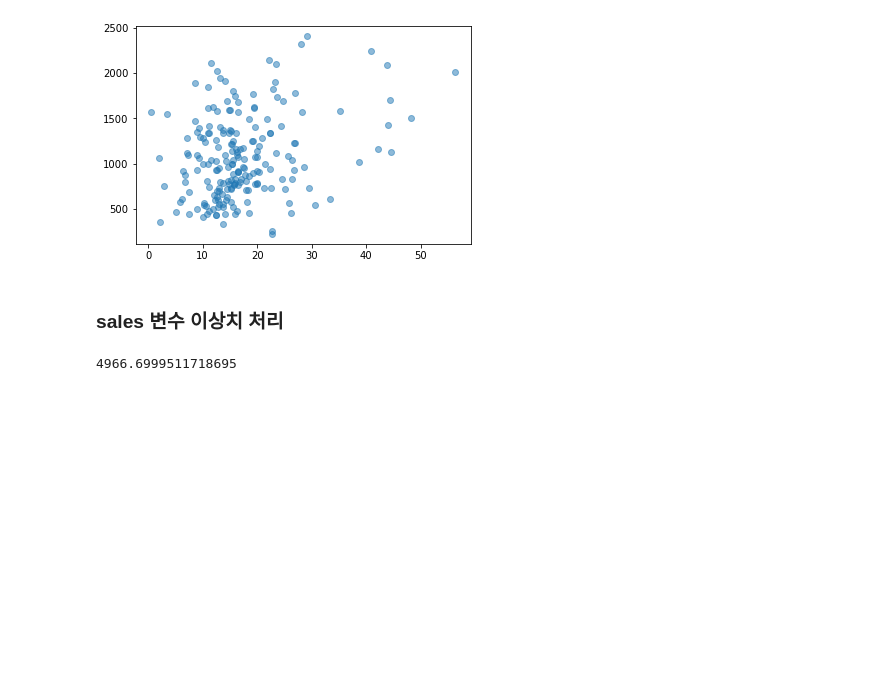
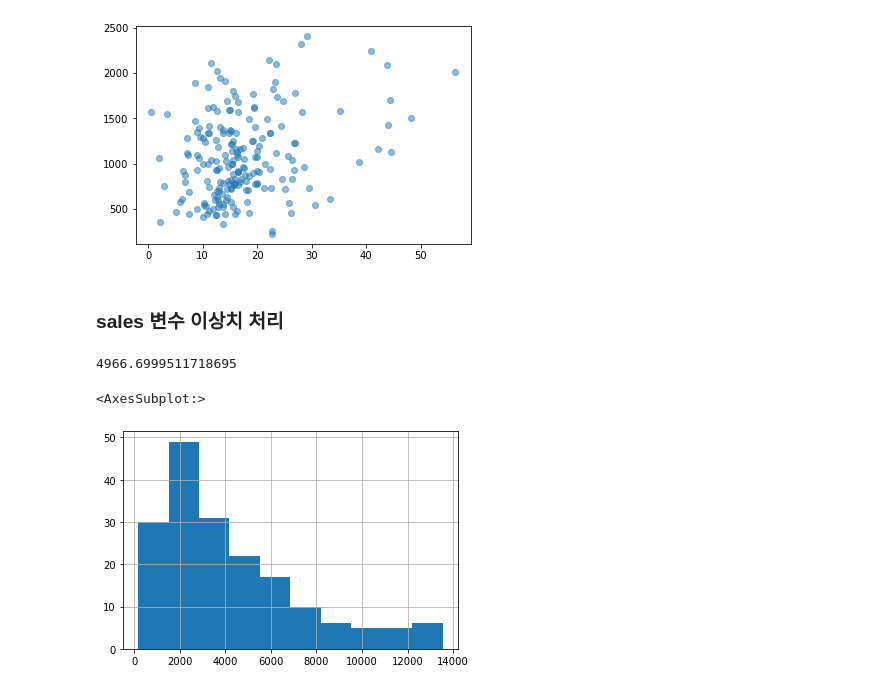
Before and after one commit to 2hongbi/kaggle-python, a Jupyter notebook: src/bigboongi/learn_univariate.ipynb, the cells around one changed output. Drawn from its saved outputs; the diff is of its cells as text; code cells hidden in the pictures; blank space fills up the shorter version.

```diff
--- a/src/bigboongi/learn_univariate.ipynb
+++ b/src/bigboongi/learn_univariate.ipynb
@@ -224,3 +224,11 @@ IQR_sales = Q3_sales - Q1_sales
 IQR_sales
 # %% [output]
 4966.6999511718695
+# %%
+data_IQR = data[(data['sales'] < Q3_sales + IQR_sales * 1.5) & (data['sales'] > Q1_sales - IQR_sales * 1.5) &
+                (data['salary'] < Q3_salary + IQR_salary * 1.5) & (data['salary'] > Q1_salary - IQR_salary * 1.5)]
+# %%
+data_IQR['sales'].hist()
+# %% [output]
+<AxesSubplot:>
+[figure, added]
```
Also changed, not shown: parts of 2 cells of this notebook.
